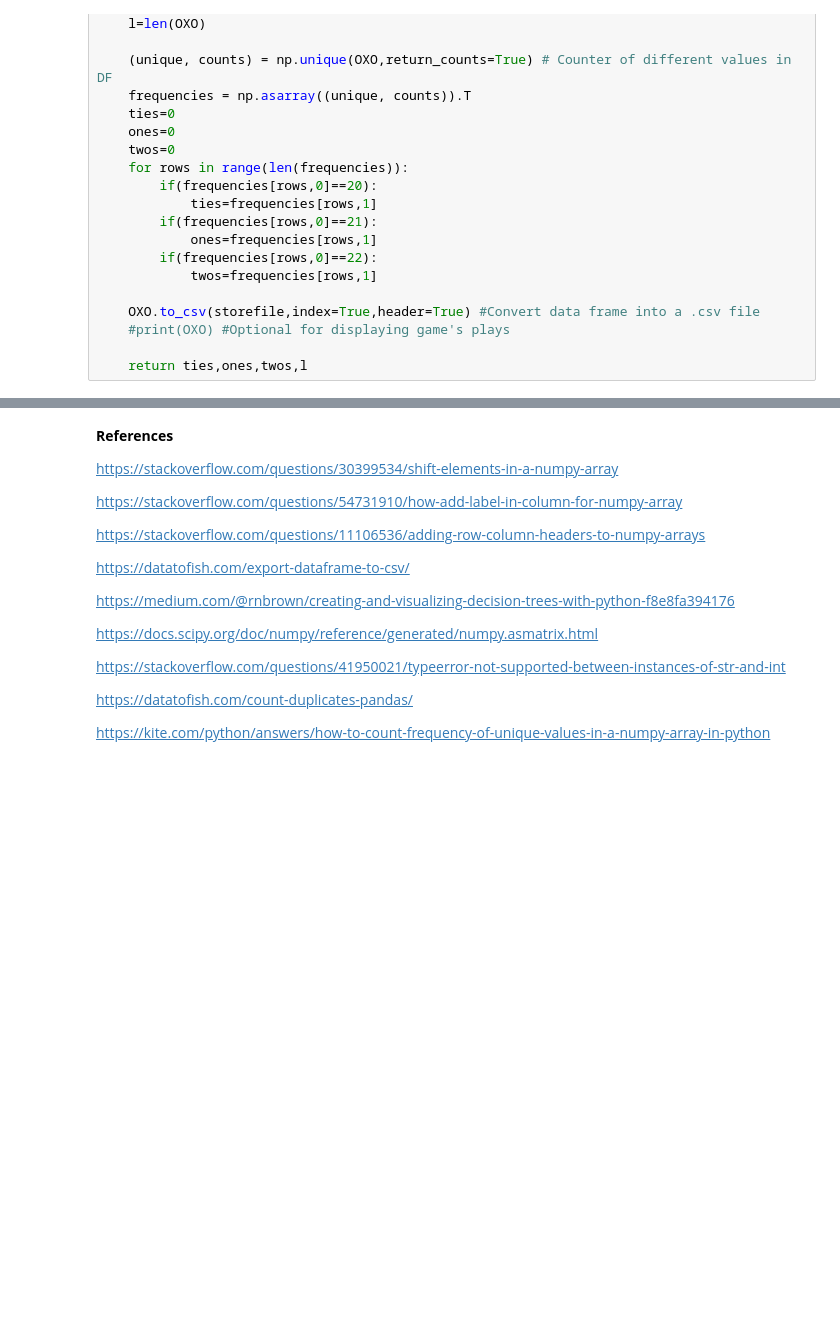
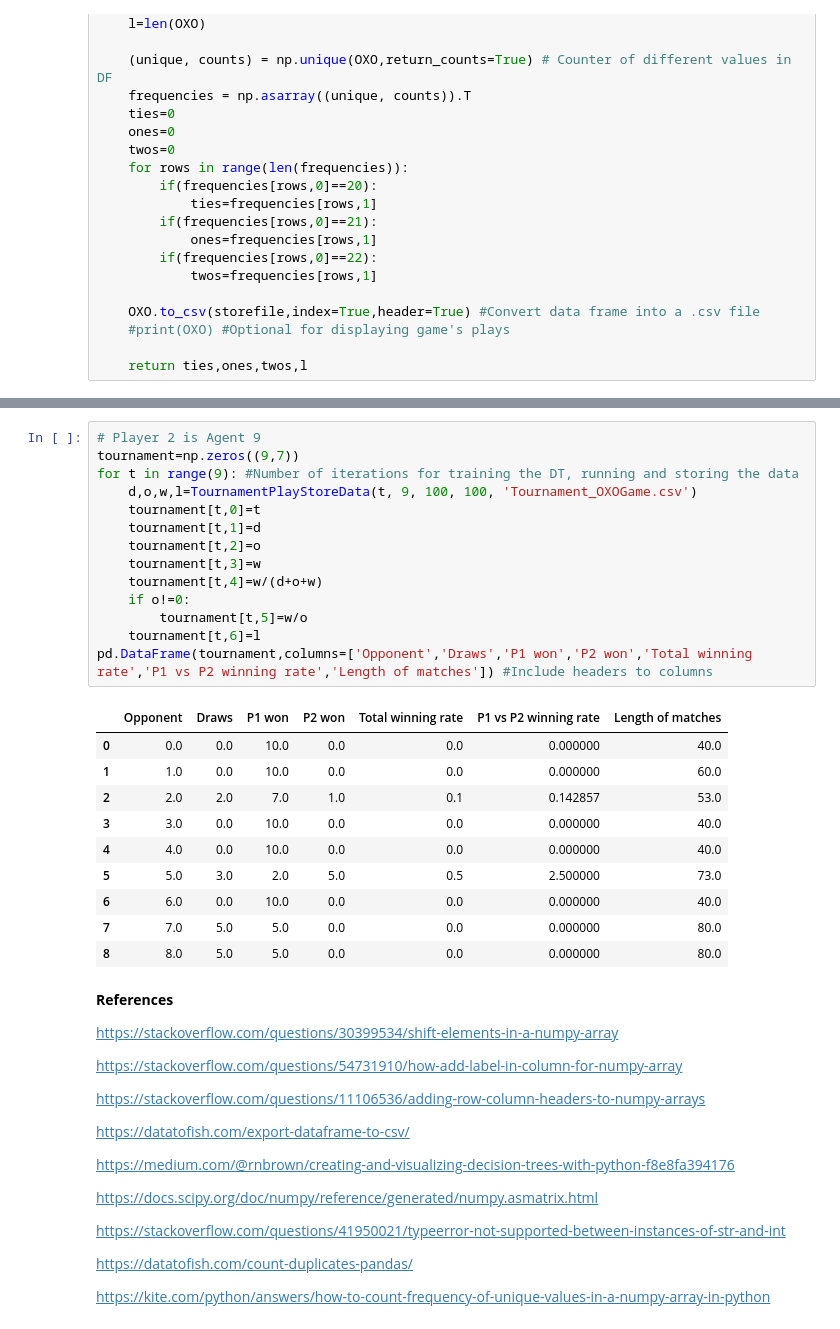
Before and after one commit to michelleaeh/CE888_Assignment2, a Jupyter notebook: Assignment2_Project3.ipynb, the cells around one changed output, grey strips where cells are left out. Cells and saved outputs as stored; diff of their text form; blank space fills up the shorter version.

```diff
--- a/Assignment2_Project3.ipynb
+++ b/Assignment2_Project3.ipynb
@@ -518,3 +519,28 @@ pd.DataFrame(tournament,columns=['Opponent |','Draws |','P1 won |','P2 won |','T
+# %%
+# Player 2 is Agent 9
+tournament=np.zeros((9,7))
+for t in range(9): #Number of iterations for training the DT, running and storing the data
+    d,o,w,l=TournamentPlayStoreData(t, 9, 100, 100, 'Tournament_OXOGame.csv')
+    tournament[t,0]=t
+    tournament[t,1]=d
+    tournament[t,2]=o
+    tournament[t,3]=w
+    tournament[t,4]=w/(d+o+w)
+    if o!=0:
+        tournament[t,5]=w/o
+    tournament[t,6]=l
+pd.DataFrame(tournament,columns=['Opponent','Draws','P1 won','P2 won','Total winning rate','P1 vs P2 winning rate','Length of matches']) #Include headers to columns
+# %% [output]
+|  | Opponent | Draws | P1 won | P2 won | Total winning rate | P1 vs P2 winning rate | Length of matches |
+| 0 | 0.0 | 0.0 | 10.0 | 0.0 | 0.0 | 0.000000 | 40.0 |
+| 1 | 1.0 | 0.0 | 10.0 | 0.0 | 0.0 | 0.000000 | 60.0 |
+| 2 | 2.0 | 2.0 | 7.0 | 1.0 | 0.1 | 0.142857 | 53.0 |
+| 3 | 3.0 | 0.0 | 10.0 | 0.0 | 0.0 | 0.000000 | 40.0 |
+| 4 | 4.0 | 0.0 | 10.0 | 0.0 | 0.0 | 0.000000 | 40.0 |
+| 5 | 5.0 | 3.0 | 2.0 | 5.0 | 0.5 | 2.500000 | 73.0 |
+| 6 | 6.0 | 0.0 | 10.0 | 0.0 | 0.0 | 0.000000 | 40.0 |
+| 7 | 7.0 | 5.0 | 5.0 | 0.0 | 0.0 | 0.000000 | 80.0 |
+| 8 | 8.0 | 5.0 | 5.0 | 0.0 | 0.0 | 0.000000 | 80.0 |
 # %% [markdown]
 **References**
 
```
Also changed, not shown: parts of 2 cells of this notebook.
